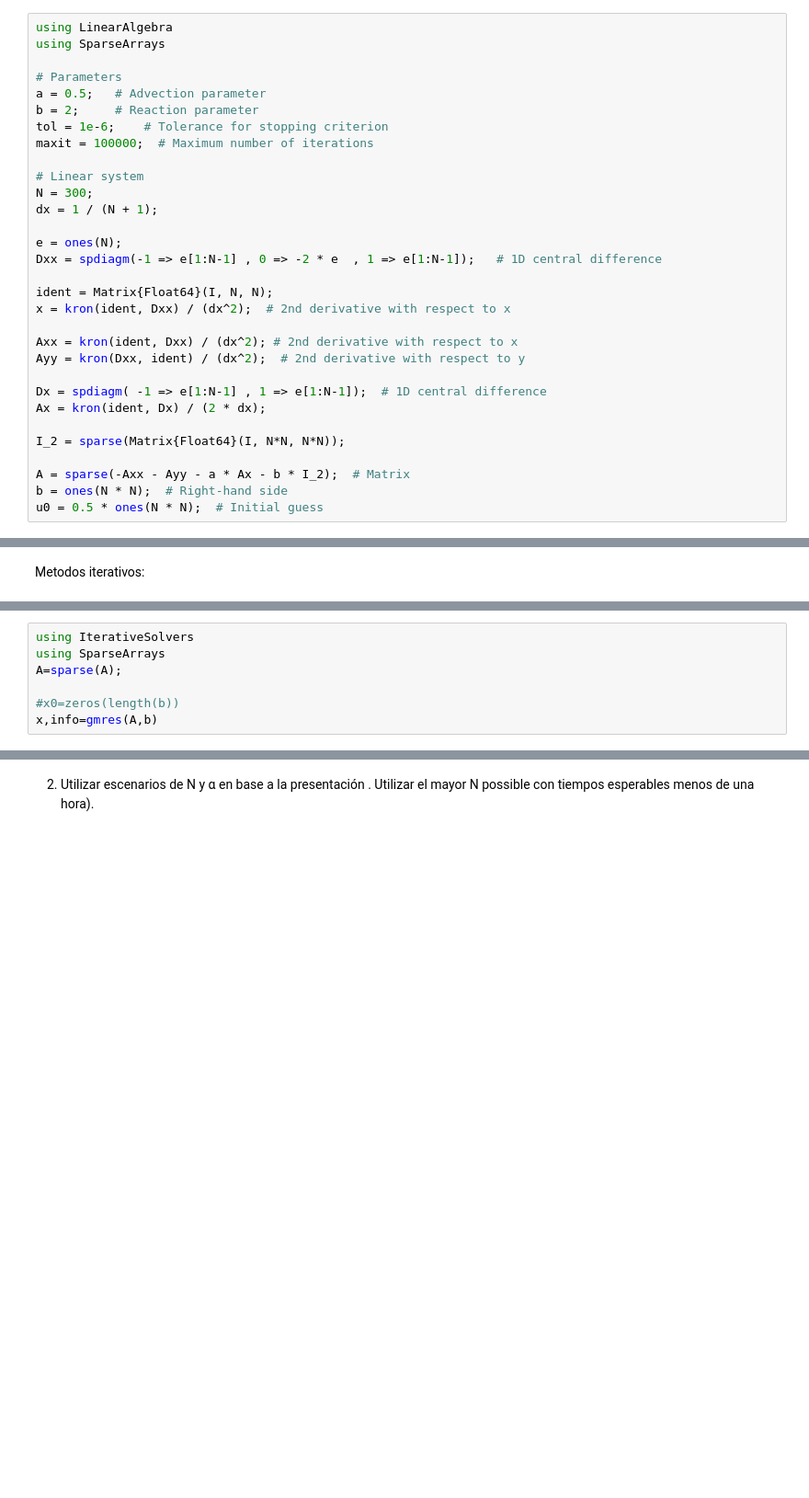
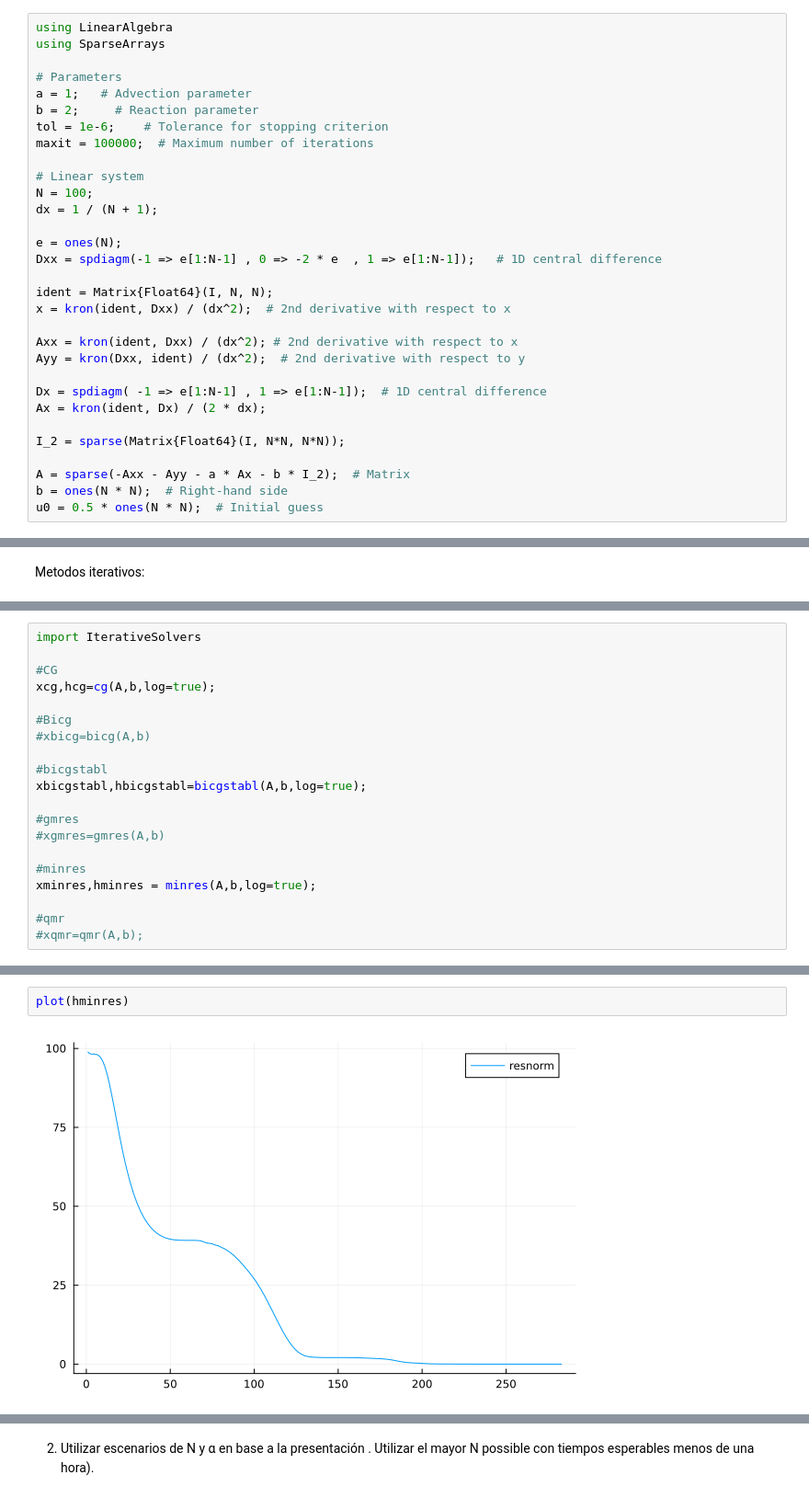
Before and after one commit to ncarrillo93/MetodosIterativos, a Jupyter notebook: Tarea 1.ipynb, the cells around one changed output, grey strips where cells are left out. Shown: that part at 92% size. Drawn from its saved outputs; the diff is of its cells as text; blank space fills up the shorter version.

```diff
--- a/Tarea 1.ipynb
+++ b/Tarea 1.ipynb
@@ -15,13 +15,13 @@ using LinearAlgebra
 using SparseArrays
 
 # Parameters
-a = 0.5;   # Advection parameter
+a = 1;   # Advection parameter
 b = 2;     # Reaction parameter
 tol = 1e-6;    # Tolerance for stopping criterion
 maxit = 100000;  # Maximum number of iterations
 
 # Linear system
-N = 300;
+N = 100;
 dx = 1 / (N + 1);
 
 e = ones(N);
@@ -99,7 +58,0 @@ GMRES
-# %%
-using IterativeSolvers
-using SparseArrays
-A=sparse(A);
-
-#x0=zeros(length(b))
-x,info=gmres(A,b)
@@ -129,0 +59,20 @@ UndefVarError: UndefVarError: `A` not defined
+# %%
+import IterativeSolvers
+
+#CG
+xcg,hcg=cg(A,b,log=true);
+
+#Bicg
+#xbicg=bicg(A,b)
+
+#bicgstabl
+xbicgstabl,hbicgstabl=bicgstabl(A,b,log=true);
+
+#gmres
+#xgmres=gmres(A,b)
+
+#minres
+xminres,hminres = minres(A,b,log=true);
+
+#qmr
+#xqmr=qmr(A,b);
@@ -129,0 +81,4 @@ UndefVarError: UndefVarError: `A` not defined
+# %%
+plot(hminres)
+# %% [output]
+[figure, added]
```
Also changed, not shown: parts of 22 cells of this notebook.
